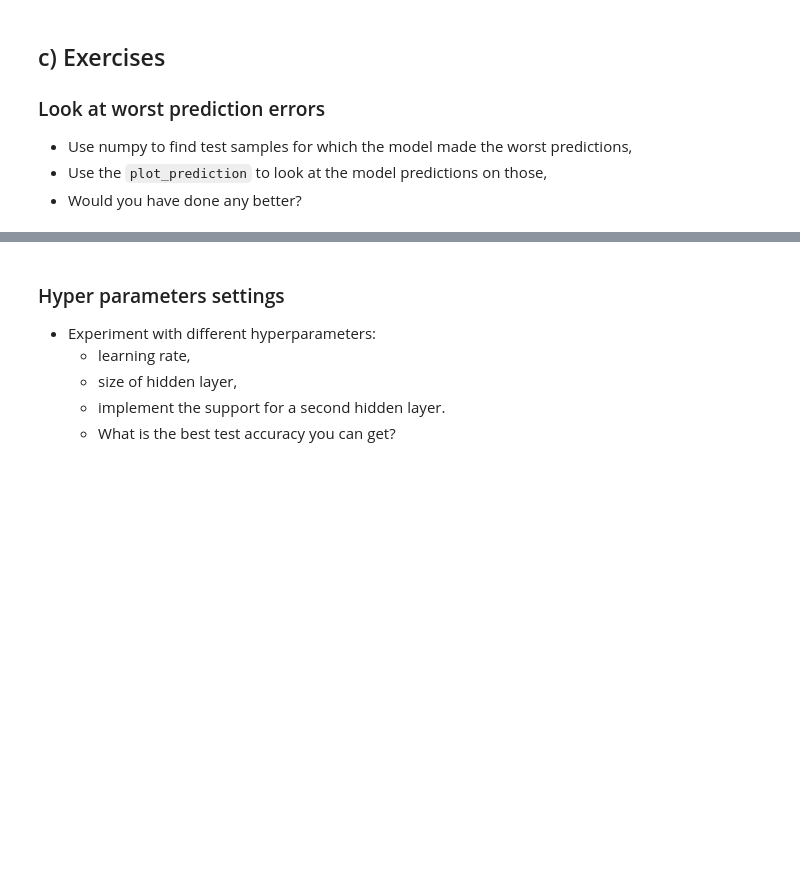
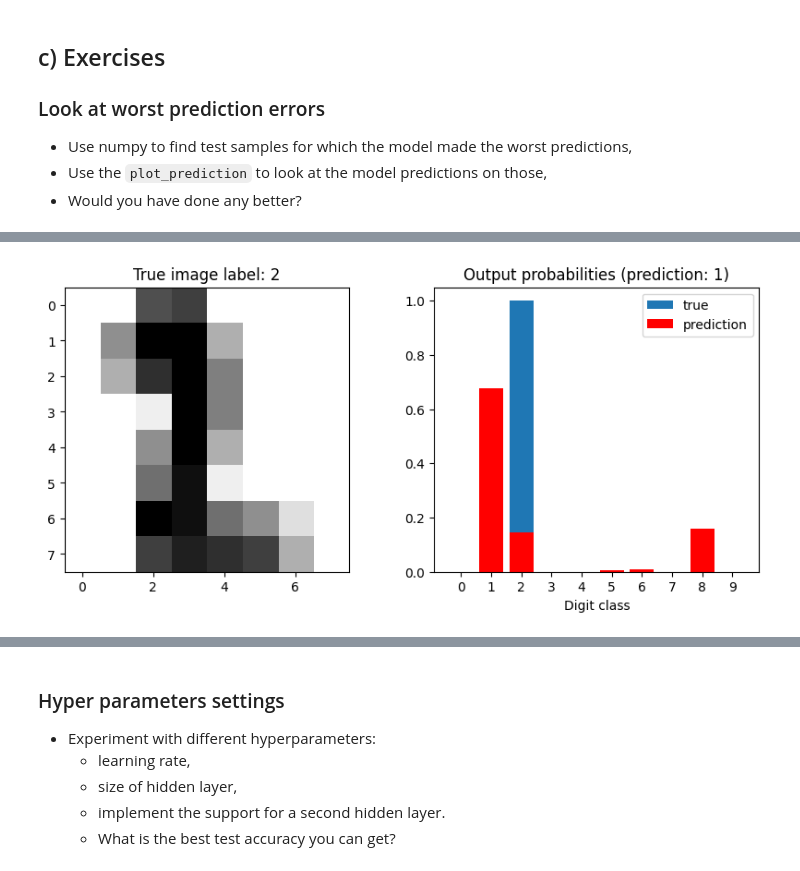
Before and after one commit to michelledsicohort8/deep_learning, a Jupyter notebook: 01_materials/labs/lab_2.ipynb, the cells around one changed output, grey strips where cells are left out. Cells and saved outputs as stored; diff of their text form; code cells hidden in the pictures; blank space fills up the shorter version.

```diff
--- a/01_materials/labs/lab_2.ipynb
+++ b/01_materials/labs/lab_2.ipynb
@@ -521,3 +521,23 @@ plot_prediction(model, sample_idx=4)
 - Use numpy to find test samples for which the model made the worst predictions,
 - Use the `plot_prediction` to look at the model predictions on those,
 - Would you have done any better?
+# %%
+import numpy as np
+
+losses, accuracies, accuracies_test = [], [], []
+losses.append(model.loss(X_train, y_train))
+accuracies.append(model.accuracy(X_train, y_train))
+accuracies_test.append(model.accuracy(X_test, y_test))
+
+print("Random init: train loss: %0.5f, train acc: %0.3f, test acc: %0.3f"
+      % (losses[-1], accuracies[-1], accuracies_test[-1]))
+
+for epoch in range(30):
+    for i, (x, y) in enumerate(zip(X_train, y_train)):
+        model.train(x, y, 0.001)
+
+    losses.append(model.loss(X_train, y_train))
+    accuracies.append(model.accuracy(X_train, y_train))
+    accuracies_test.append(model.accuracy(X_test, y_test))
+    print("Epoch #%d, train loss: %0.5f, train acc: %0.3f, test acc: %0.3f"
+          % (epoch + 1, losses[-1], accuracies[-1], accuracies_test[-1]))
@@ -523,0 +562,4 @@ plot_prediction(model, sample_idx=4)
+# %%
+plot_prediction(model, sample_idx=11)
+# %% [output]
+[figure, added]
```
Also changed, not shown: parts of 16 cells of this notebook, 11 other files.
